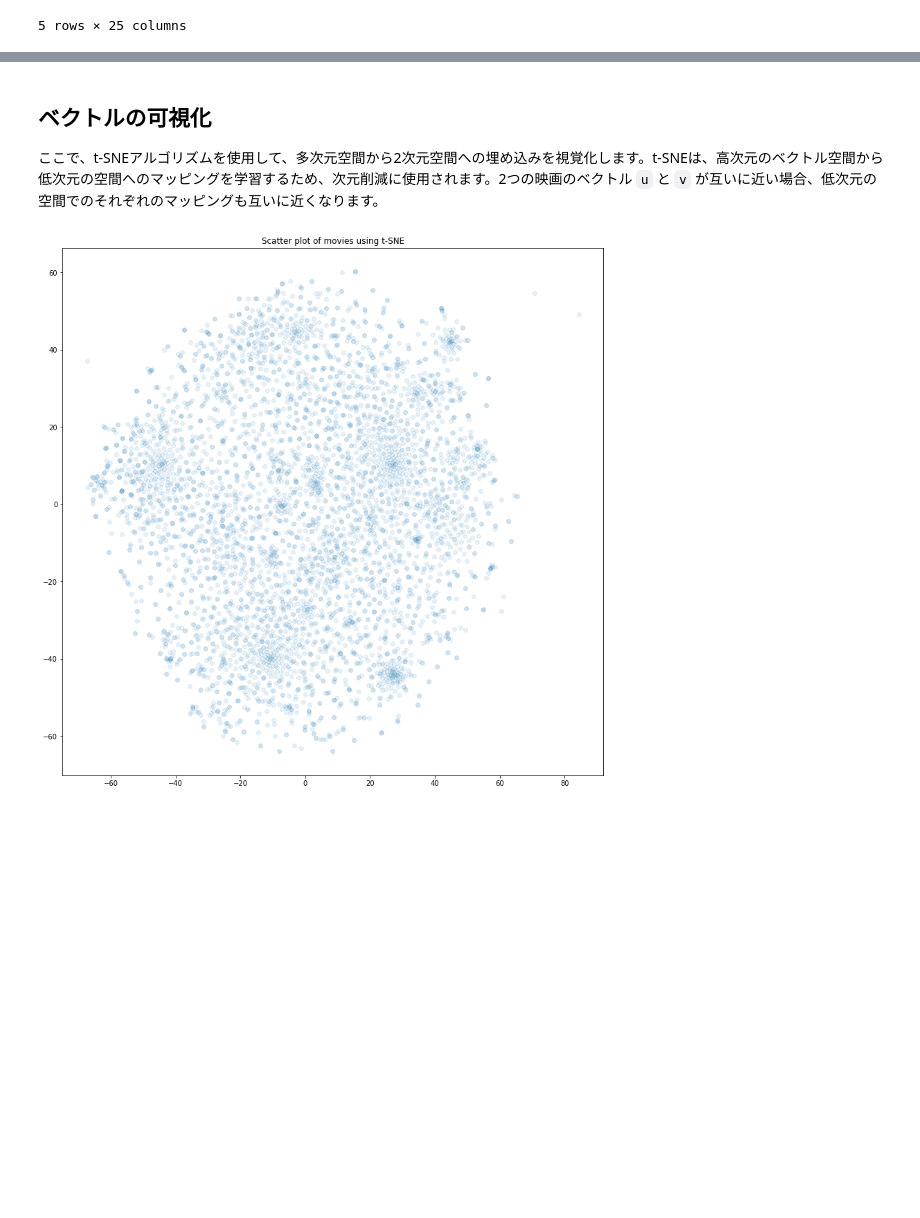
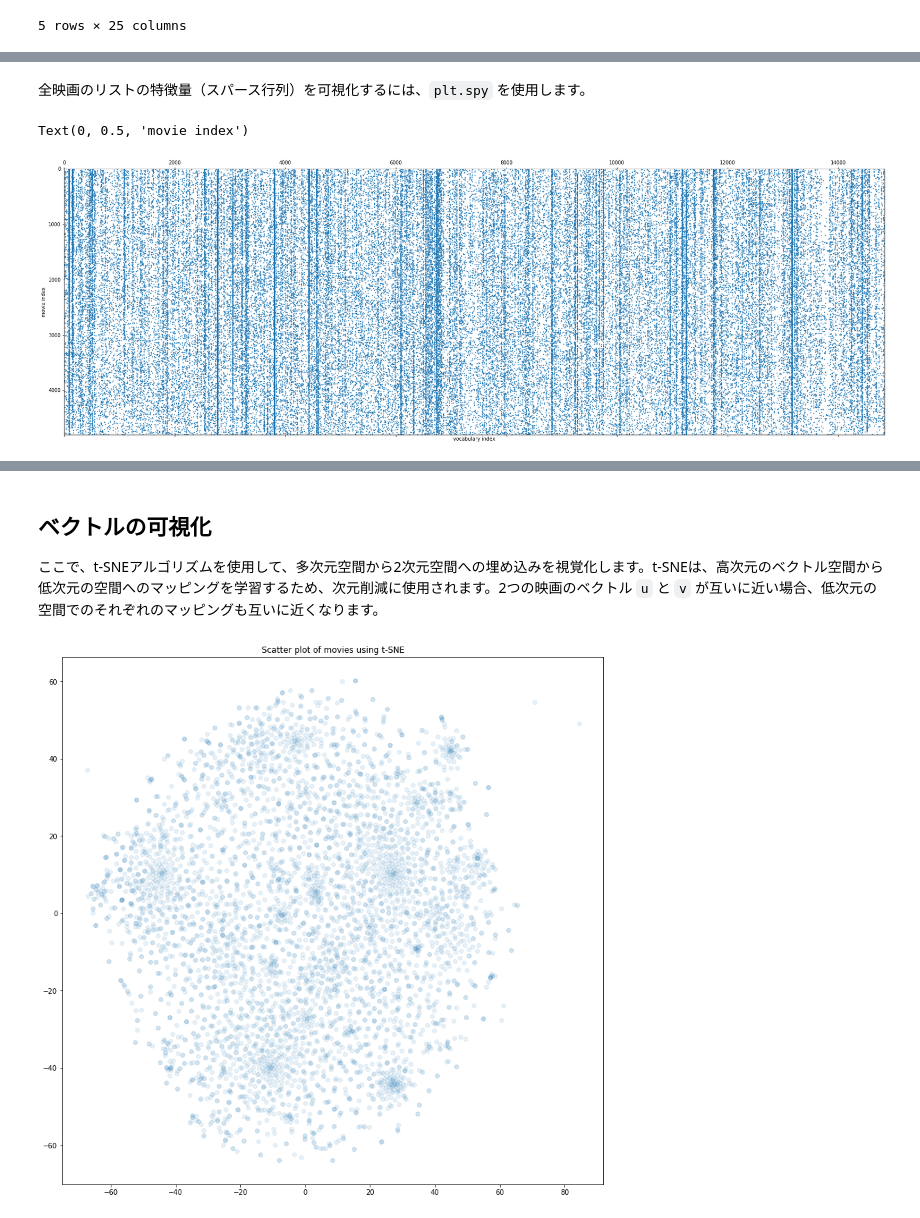
Before and after one commit to nohanaga/movie_recommendation_cos_similarity, a Jupyter notebook: 01_Movie_Recommendation_using_Cosine_Similarity.ipynb, the cells around one changed output, grey strips where cells are left out. Cells and saved outputs as stored; diff of their text form; code cells hidden in the pictures; blank space fills up the shorter version.

```diff
--- a/01_Movie_Recommendation_using_Cosine_Similarity.ipynb
+++ b/01_Movie_Recommendation_using_Cosine_Similarity.ipynb
@@ -349,0 +100,15 @@ The Fifth Element
+# %%
+# CoutVectorizer　語彙辞書を作成する
+vectorizer = CountVectorizer()
+vectorizer.fit(df["combined_features"])
+
+# 語彙辞書のサイズ
+print('Vocabulary size: {}'.format(len(vectorizer.vocabulary_)))
+
+# 語彙辞書の中身を見る
+#print('Vocabulary content: {}'.format(vectorizer.vocabulary_))
+
+# ベクトル化処理
+count_matrix = vectorizer.transform(df["combined_features"])
+
+count_matrix
@@ -349,0 +134,10 @@ The Fifth Element
+# %% [markdown]
+全映画のリストの特徴量（スパース行列）を可視化するには、`plt.spy` を使用します。
+# %%
+plt.figure(figsize=(30, 30))
+plt.spy(count_matrix, markersize=1)
+plt.xlabel('vocabulary index')
+plt.ylabel('movie index')
+# %% [output]
+Text(0, 0.5, 'movie index')
+[figure, added]
```
Also changed, not shown: parts of 54 cells of this notebook.
